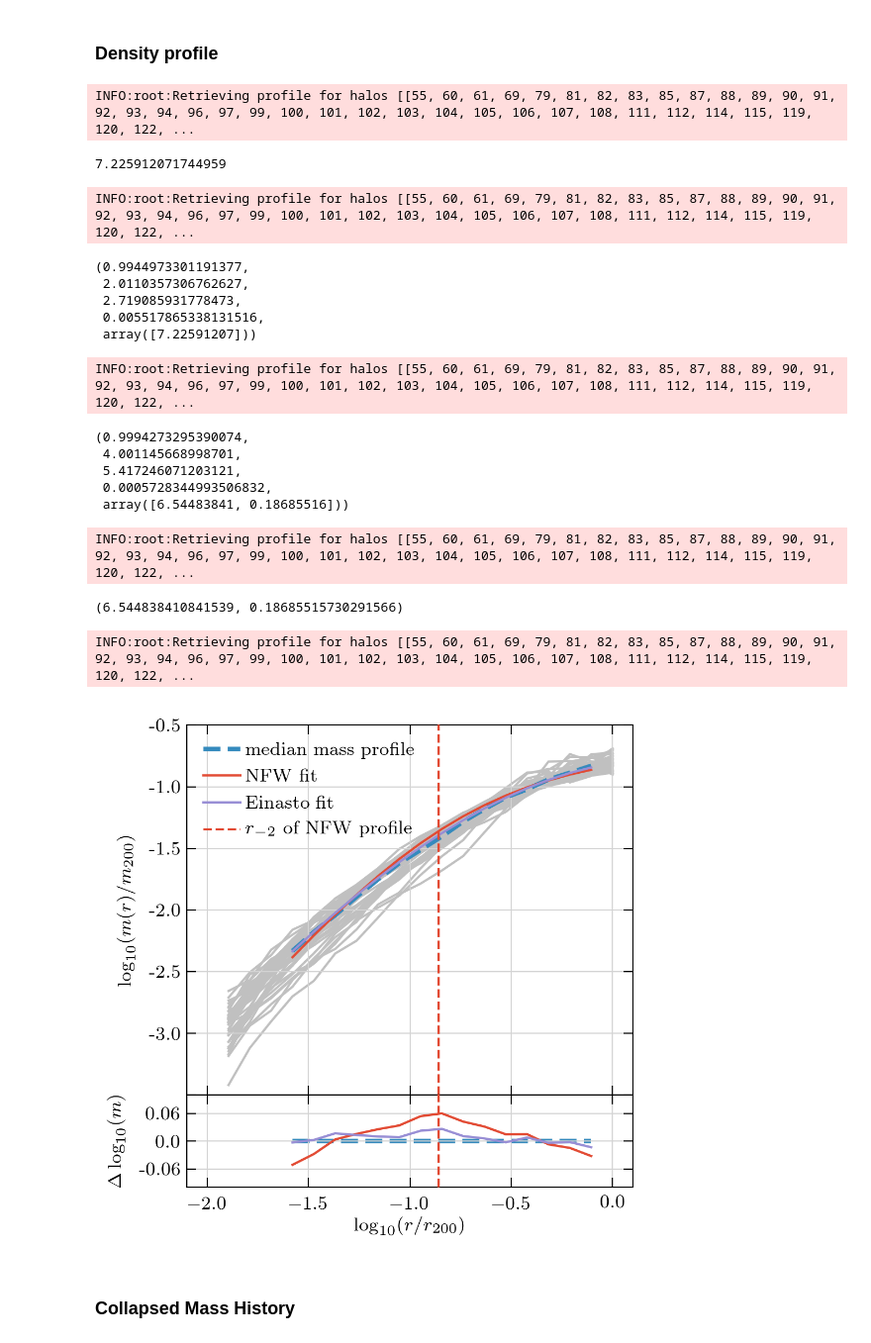
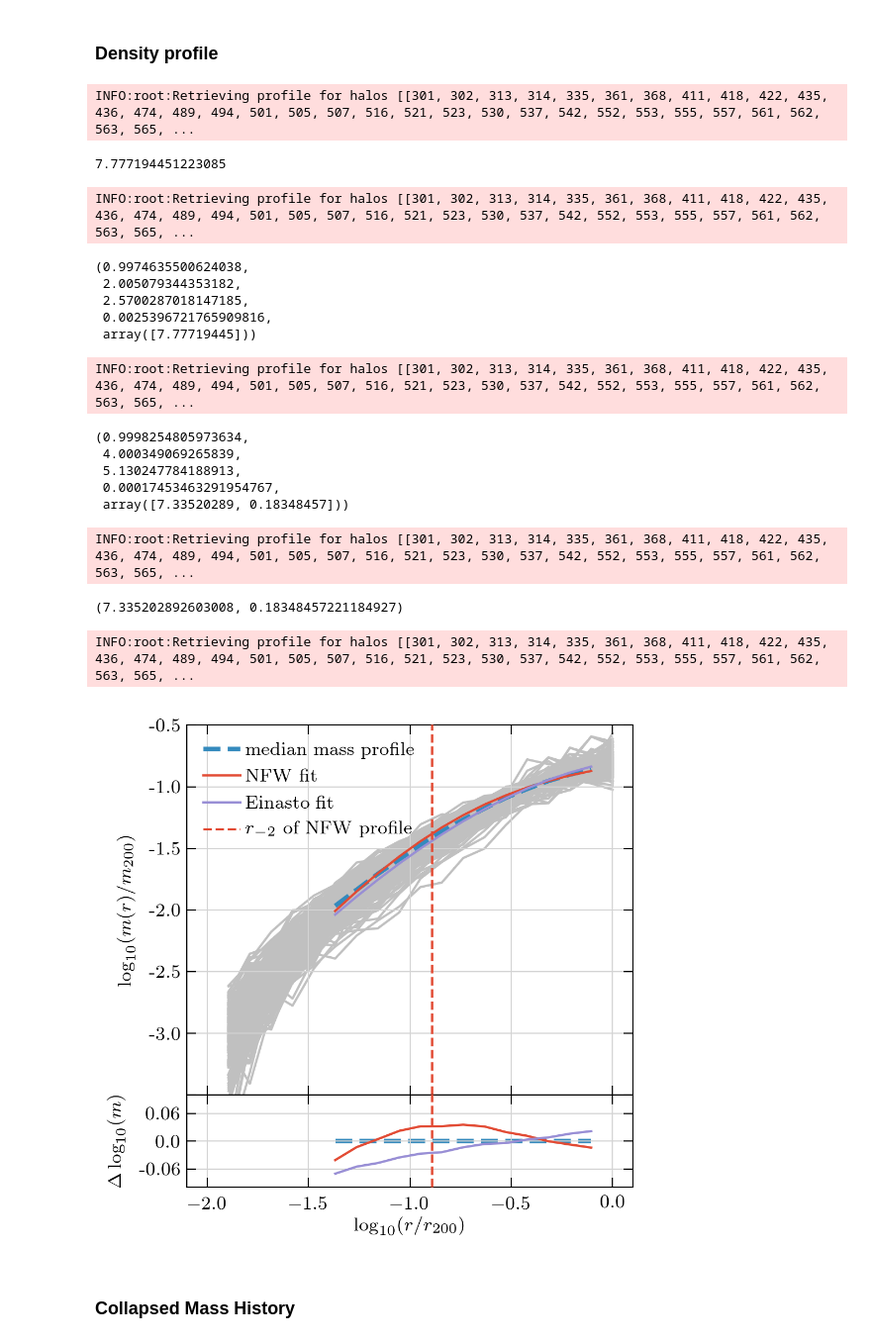
Before and after one commit to oleskiewicz/hbtp, a Jupyter notebook: halo.ipynb, the cells around one changed output. Shown: that part at 99% size. Cells and saved outputs as stored; diff of their text form; code cells hidden in the pictures.

```diff
--- a/halo.ipynb
+++ b/halo.ipynb
@@ -24,7 +24,7 @@ prof = "nfw"
 snap = 122
 NFW_f = 0.02
 nbins = 20
-bin = 10
+bin = 5
 
 r = HBTReader("./data/%s/subcat" % grav)
 prof_reader = HBTProfileReader("./data/%s/subcat" % grav)
@@ -59,11 +54,12 @@ plt.plot(*subhalo_mass_function(r, snap), color="C0", marker=".")
 Create a histogram to contain all FoF haloes, and use the bins to digitize the `M200Crit` field.
 # %%
 def read_haloes(r, snap):
-    hs = r.LoadHostHalos(snap)[["HaloId", "R200CritComoving", "M200Crit"]]
-    hs = hs[hs["M200Crit"] >= 20]
-    hs = hs[hs["M200Crit"] >= 20]
+    hs = r.LoadHostHalos(snap)
+    hs = hs[np.sum(hs["Profile"], axis=1) >= 1000]
+#     hs = hs[hs["M200Crit"] >= 20]
+#     hs = hs[hs["CenterOffset"] >= 0.07]
     hs["M200Crit"] = 1e10 * hs["M200Crit"]
-    return hs
+    return hs[["HaloId", "R200CritComoving", "M200Crit"]]
 
 
 def bin_haloes(haloes, bin_column, bin_edges, transform=lambda x: x):
@@ -81,6 +77,8 @@ def halo_mass_function(r, snap, nbins):
     counts, bin_edges = np.histogram(np.log10(hs["M200Crit"]), nbins)
     hs = bin_haloes(hs, "M200Crit", bin_edges, lambda x: np.log10(x))
     bins = 0.5 * (bin_edges[1:] + bin_edges[:-1])
+    counts = counts / 64**3
+    counts = counts / 0.15
     return bins, np.log10(counts)
 # %% [markdown]
 ### $M^*$ calculation
@@ -196,11 +195,11 @@ def halo_profiles(r, ids, prof):
 
 c = halo_profiles(prof_reader, list(hs["HaloId"]), prof)[5]
 # %% [output]
-INFO:root:Retrieving profile for halos [[55, 60, 61, 69, 79, 81, 82, 83, 85, 87, 88, 89, 90, 91, 92, 93, 94, 96, 97, 99, 100, 101, 102, 103, 104, 105, 106, 107, 108, 111, 112, 114, 115, 119, 120, 122, ...
+INFO:root:Retrieving profile for halos [[301, 302, 313, 314, 335, 361, 368, 411, 418, 422, 435, 436, 474, 489, 494, 501, 505, 507, 516, 521, 523, 530, 537, 542, 552, 553, 555, 557, 561, 562, 563, 565, ...
 # %%
 c
 # %% [output]
-7.225912071744959
+7.777194451223085
 # %%
 def fit_nfw(ids, snap=snap):
     ps = read_profiles(ids, snap)
@@ -257,26 +256,26 @@ def fit_einasto(ids, snap=snap):
 # %%
 fit_nfw(list(hs['HaloId']))
 # %% [output]
-INFO:root:Retrieving profile for halos [[55, 60, 61, 69, 79, 81, 82, 83, 85, 87, 88, 89, 90, 91, 92, 93, 94, 96, 97, 99, 100, 101, 102, 103, 104, 105, 106, 107, 108, 111, 112, 114, 115, 119, 120, 122, ...
+INFO:root:Retrieving profile for halos [[301, 302, 313, 314, 335, 361, 368, 411, 418, 422, 435, 436, 474, 489, 494, 501, 505, 507, 516, 521, 523, 530, 537, 542, 552, 553, 555, 557, 561, 562, 563, 565, ...
-(0.9944973301191377,
- 2.0110357306762627,
- 2.719085931778473,
- 0.005517865338131516,
- array([7.22591207]))
+(0.9974635500624038,
+ 2.005079344353182,
+ 2.5700287018147185,
+ 0.0025396721765909816,
+ array([7.77719445]))
 # %%
 fit_einasto(list(hs['HaloId']))
 # %% [output]
-INFO:root:Retrieving profile for halos [[55, 60, 61, 69, 79, 81, 82, 83, 85, 87, 88, 89, 90, 91, 92, 93, 94, 96, 97, 99, 100, 101, 102, 103, 104, 105, 106, 107, 108, 111, 112, 114, 115, 119, 120, 122, ...
+INFO:root:Retrieving profile for halos [[301, 302, 313, 314, 335, 361, 368, 411, 418, 422, 435, 436, 474, 489, 494, 501, 505, 507, 516, 521, 523, 530, 537, 542, 552, 553, 555, 557, 561, 562, 563, 565, ...
-(0.9994273295390074,
- 4.001145668998701,
- 5.417246071203121,
- 0.0005728344993506832,
- array([6.54483841, 0.18685516]))
+(0.9998254805973634,
+ 4.000349069265839,
+ 5.130247784188913,
+ 0.00017453463291954767,
+ array([7.33520289, 0.18348457]))
 # %%
 halo_profiles(prof_reader, list(hs['HaloId']), 'einasto')[5:]
 # %% [output]
-INFO:root:Retrieving profile for halos [[55, 60, 61, 69, 79, 81, 82, 83, 85, 87, 88, 89, 90, 91, 92, 93, 94, 96, 97, 99, 100, 101, 102, 103, 104, 105, 106, 107, 108, 111, 112, 114, 115, 119, 120, 122, ...
+INFO:root:Retrieving profile for halos [[301, 302, 313, 314, 335, 361, 368, 411, 418, 422, 435, 436, 474, 489, 494, 501, 505, 507, 516, 521, 523, 530, 537, 542, 552, 553, 555, 557, 561, 562, 563, 565, ...
-(6.544838410841539, 0.18685515730291566)
+(7.335202892603008, 0.18348457221184927)
 # %%
 fig = plt.figure()
 grid = plt.GridSpec(5, 1, hspace=0.0, wspace=0.0)
@@ -299,37 +298,37 @@ if prof == 'nfw':
     ps, x, p, idx, rho_s, c = halo_profiles(prof_reader, list(hs['HaloId']), prof)
 elif prof == 'einasto':
     ps, x, p, idx, rho_s, c, a = halo_profiles(prof_reader, list(hs['HaloId']), prof)
 else:
     raise ValueError("Profile must be either 'nfw' or 'einasto'")
 
 for _p in ps:
     ax.plot(x[1:], _p[1:], color='silver', zorder=0)
 #     ax_res.plot(x[1:], (_p - p)[1:], color='silver', zorder=0)
 
 ax.plot(x[idx], p[idx], color='C1', linestyle='--', linewidth=2, zorder=2, label='median mass profile')
 ax_res.plot(x[idx], np.zeros_like(p[idx]), color='C1', linestyle='--', linewidth=2, zorder=1)
 
 ax.plot(x[idx], np.log10(cosmology.nfw.m_diff(np.power(10.,x), c)[idx]),
     color='C0', linestyle='-', linewidth=1, zorder=3, label='NFW fit')
 ax_res.plot(x[idx], np.log10(cosmology.nfw.m_diff(np.power(10.,x), c)[idx]) - p[idx],
     color='C0', linestyle='-', linewidth=1, zorder=3)
 
-ax.plot(x[idx], np.log10(cosmology.einasto.m_diff(np.power(10.,x), 6.952734560253492, 0.172666949034731)[idx]),
+ax.plot(x[idx], np.log10(cosmology.einasto.m_diff(np.power(10.,x), 6.68849701, 0.16772251)[idx]),
     color='C2', linestyle='-', linewidth=1, zorder=3, label='Einasto fit')
-ax_res.plot(x[idx], np.log10(cosmology.einasto.m_diff(np.power(10.,x), 6.952734560253492, 0.172666949034731)[idx]) - p[idx],
+ax_res.plot(x[idx], np.log10(cosmology.einasto.m_diff(np.power(10.,x), 6.68849701, 0.16772251)[idx]) - p[idx],
     color='C2', linestyle='-', linewidth=1, zorder=3)
 
 ax.axvline(np.log10(1.0/c), color='C0', linestyle='--', zorder=4, linewidth=1, label='$r_{-2}$ of NFW profile')
 ax_res.axvline(np.log10(1.0/c), color='C0', linestyle='--', zorder=4, linewidth=1)
 
 ax.legend(loc='upper left')
 
 fig.tight_layout()
 
 # fig.savefig("./plots/prof_gr.pdf")
 # %% [output]
-INFO:root:Retrieving profile for halos [[55, 60, 61, 69, 79, 81, 82, 83, 85, 87, 88, 89, 90, 91, 92, 93, 94, 96, 97, 99, 100, 101, 102, 103, 104, 105, 106, 107, 108, 111, 112, 114, 115, 119, 120, 122, ...
+INFO:root:Retrieving profile for halos [[301, 302, 313, 314, 335, 361, 368, 411, 418, 422, 435, 436, 474, 489, 494, 501, 505, 507, 516, 521, 523, 530, 537, 542, 552, 553, 555, 557, 561, 562, 563, 565, ...
-[figure, old version]
+[figure, new version]
 # %% [markdown]
 ### Collapsed Mass History
 # %%
```
Also changed, not shown: parts of 6 cells of this notebook, 1 other file.
